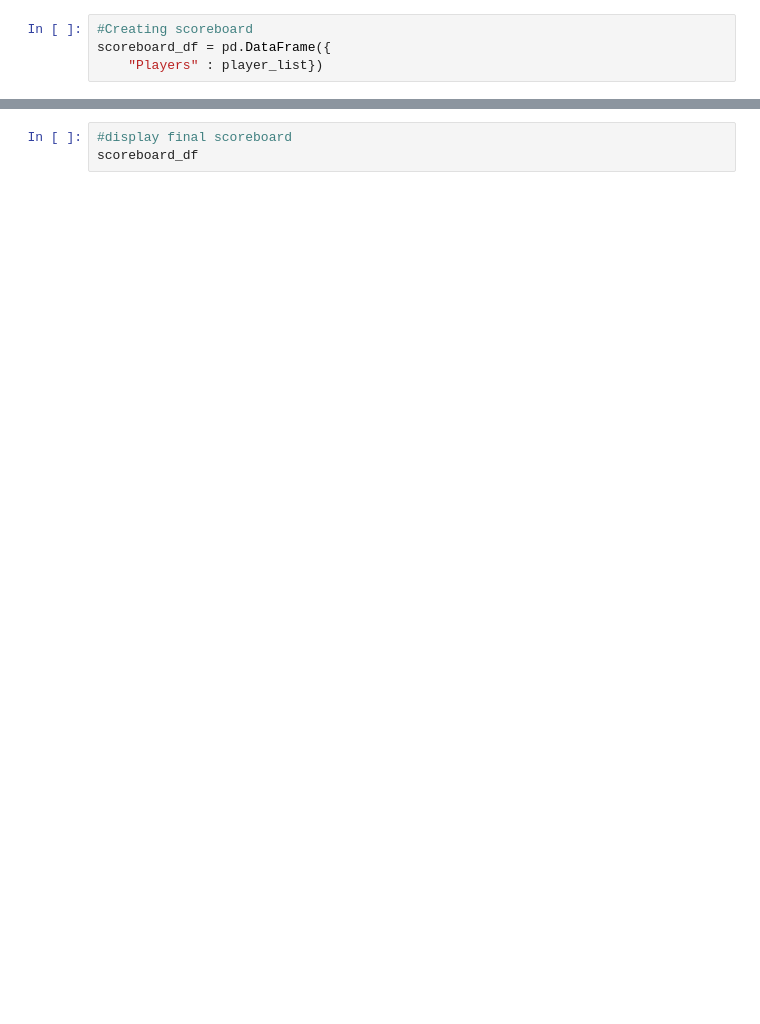
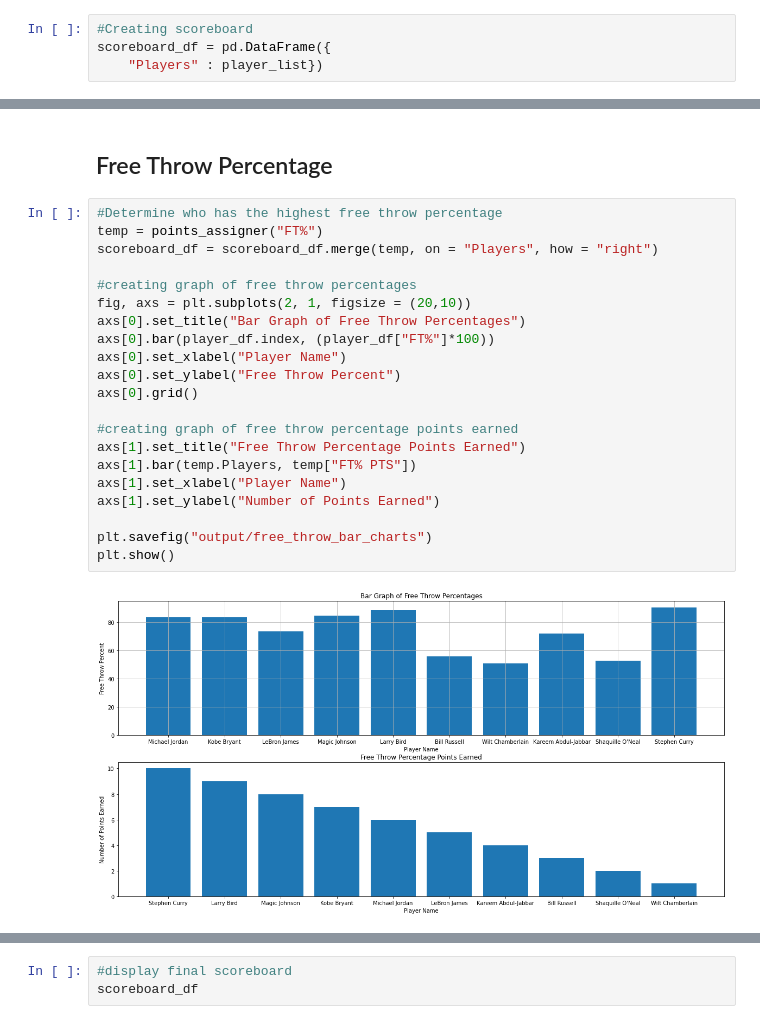
Before and after one commit to gdjeudeu/Project-1, a Jupyter notebook: Project_1.ipynb, the cells around one changed output, grey strips where cells are left out. Saved outputs shown, nothing was run; the diff lists cells and outputs as text; blank space fills up the shorter version.

```diff
--- a/Project_1.ipynb
+++ b/Project_1.ipynb
@@ -395,0 +178,25 @@ plt.show()
+# %% [markdown]
+## Free Throw Percentage
+# %%
+#Determine who has the highest free throw percentage
+temp = points_assigner("FT%")
+scoreboard_df = scoreboard_df.merge(temp, on = "Players", how = "right")
+
+#creating graph of free throw percentages
+fig, axs = plt.subplots(2, 1, figsize = (20,10))
+axs[0].set_title("Bar Graph of Free Throw Percentages")
+axs[0].bar(player_df.index, (player_df["FT%"]*100))
+axs[0].set_xlabel("Player Name")
+axs[0].set_ylabel("Free Throw Percent")
+axs[0].grid()
+
+#creating graph of free throw percentage points earned
+axs[1].set_title("Free Throw Percentage Points Earned")
+axs[1].bar(temp.Players, temp["FT% PTS"])
+axs[1].set_xlabel("Player Name")
+axs[1].set_ylabel("Number of Points Earned")
+
+plt.savefig("output/free_throw_bar_charts")
+plt.show()
+# %% [output]
+[figure, added]
```
Also changed, not shown: parts of 43 cells of this notebook, 27 other files.
